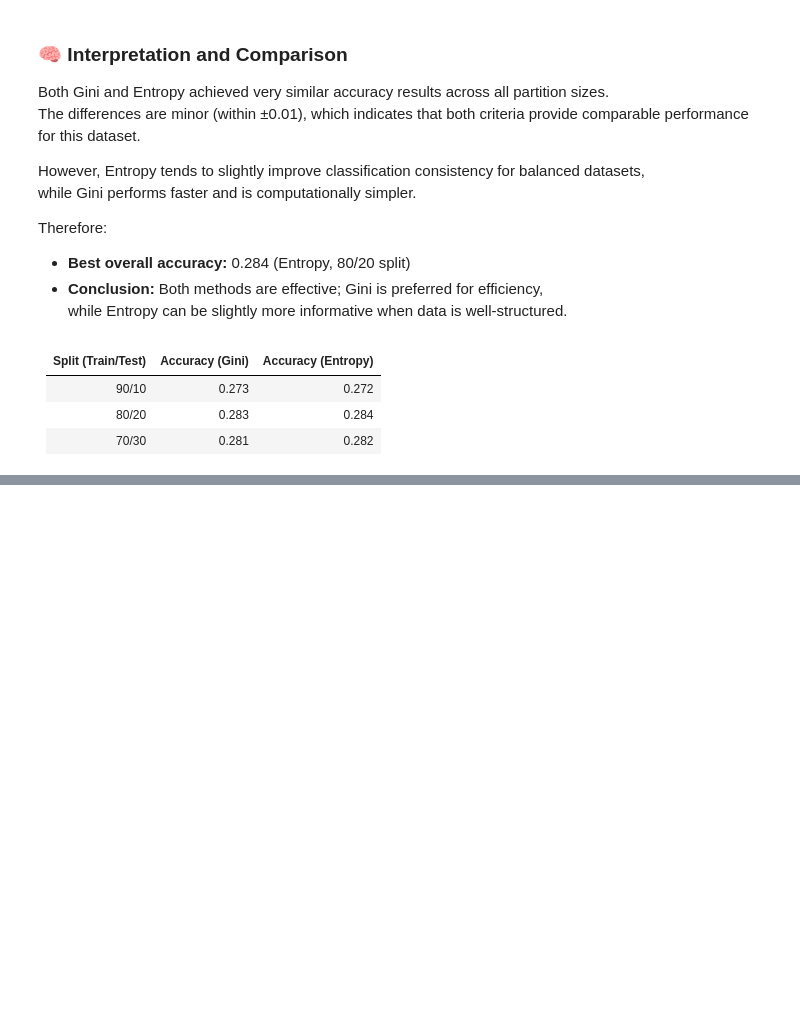
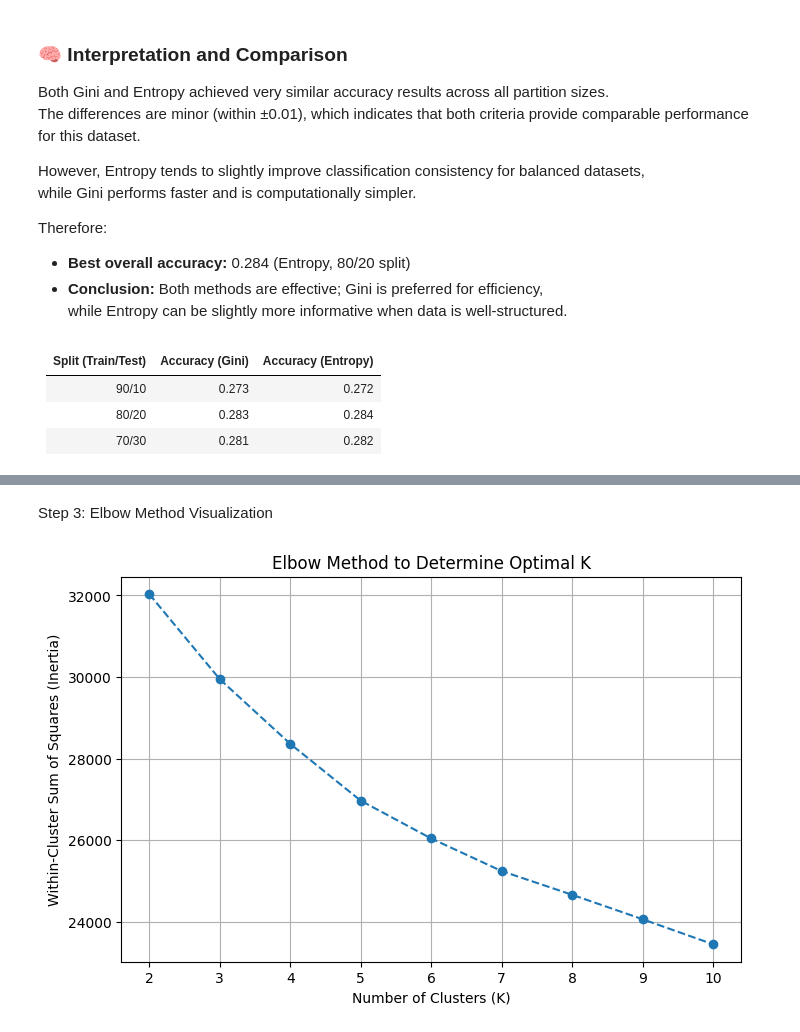
Before and after one commit to SaraAljuraybah/Data-Mining-Project, a Jupyter notebook: Reports/Phase3.ipynb, the cells around one changed output, grey strips where cells are left out. Saved outputs shown, nothing was run; the diff lists cells and outputs as text; code cells hidden in the pictures; blank space fills up the shorter version.

```diff
--- a/Reports/Phase3.ipynb
+++ b/Reports/Phase3.ipynb
@@ -242,0 +251,14 @@ Therefore:
+# %%
+import pandas as pd
+from sklearn.preprocessing import StandardScaler
+
+df = pd.read_csv("Preprocessed_dataset.csv")
+
+# Select only numeric features (exclude target) becuse its unsupervised
+X = df.drop(columns=['Impact on Academic Performance'], errors='ignore')
+
+# Normalize the data for fair clustering (scaling)
+scaler = StandardScaler()
+X_scaled = scaler.fit_transform(X)
+
+print("✅ Data is ready for K-Means clustering.")
@@ -242,0 +274,20 @@ Therefore:
+# %%
+from sklearn.cluster import KMeans
+import matplotlib.pyplot as plt
+
+inertia_values = []
+K_values = range(2, 11)
+
+for k in K_values:
+    kmeans = KMeans(n_clusters=k, random_state=42, n_init=10)
+    kmeans.fit(X_scaled)
+    inertia_values.append(kmeans.inertia_)
+
+# Show inertia values
+results_df = pd.DataFrame({
+    "K (Clusters)": K_values,
+    "Inertia": inertia_values
+})
+
+
+print(results_df)
@@ -242,0 +305,12 @@ Therefore:
+# %% [markdown]
+Step 3: Elbow Method Visualization
+# %%
+plt.figure(figsize=(8,5))
+plt.plot(K_values, inertia_values, marker='o', linestyle='--')
+plt.title("Elbow Method to Determine Optimal K")
+plt.xlabel("Number of Clusters (K)")
+plt.ylabel("Within-Cluster Sum of Squares (Inertia)")
+plt.grid(True)
+plt.show()
+# %% [output]
+[figure, added]
```
Also changed, not shown: parts of 8 cells of this notebook.
